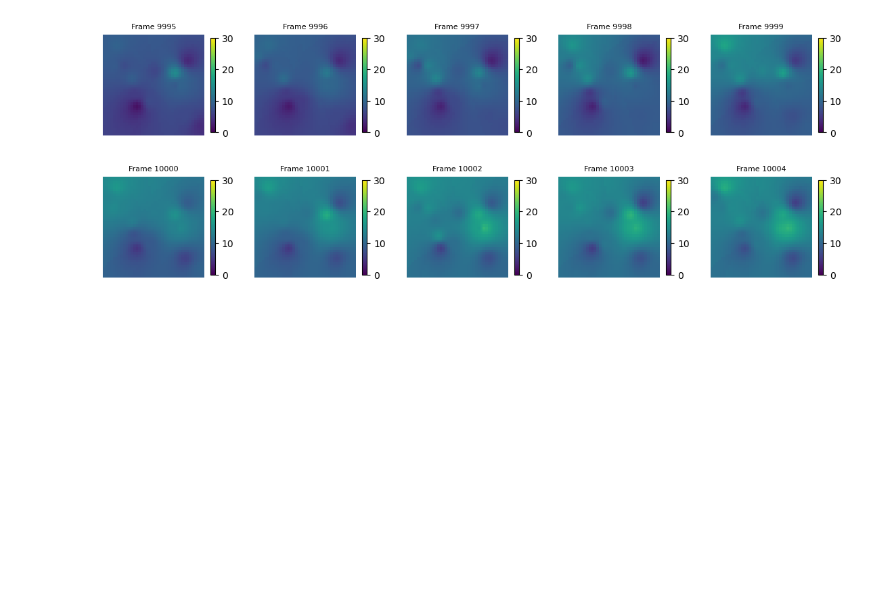
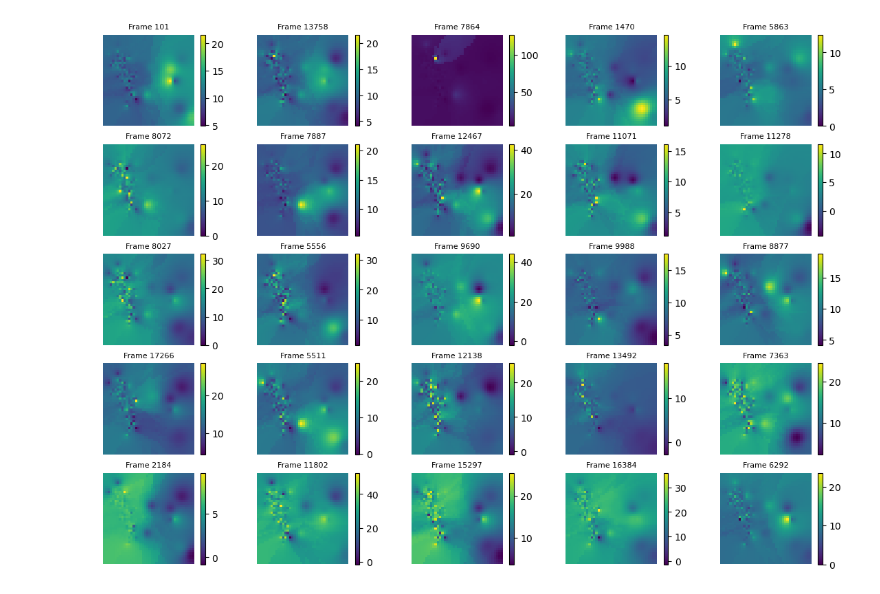
Before and after one commit to matthewgraca/hrrr-smoke-viz, a Jupyter notebook: visualizations/airnow_viz/airnow_viz.ipynb, the cells around one changed output. Saved outputs shown, nothing was run; the diff lists cells and outputs as text; code cells hidden in the pictures; blank space fills up the shorter version.

```diff
--- a/visualizations/airnow_viz/airnow_viz.ipynb
+++ b/visualizations/airnow_viz/airnow_viz.ipynb
@@ -121,4 +176,6 @@ aqi_random_frame_plotter(airnow.data)
-# %%
-straight_frame_plotter(airnow.data, 10000)
-# %% [output]
-[figure, removed]
+# %%
+openaq_cache_dir = '/home/mgraca/Workspace/hrrr-smoke-viz/pwwb-experiments/tensorflow/cached_data/two_years_sat_data/openaq_cache'
+openaqdata = np.load(f'{openaq_cache_dir}/elevation_scale/openaq_processed_0.npz')['data']
+random_frame_plotter(openaqdata)
+# %% [output]
+[figure, added]
```
Also changed, not shown: parts of 12 cells of this notebook.
